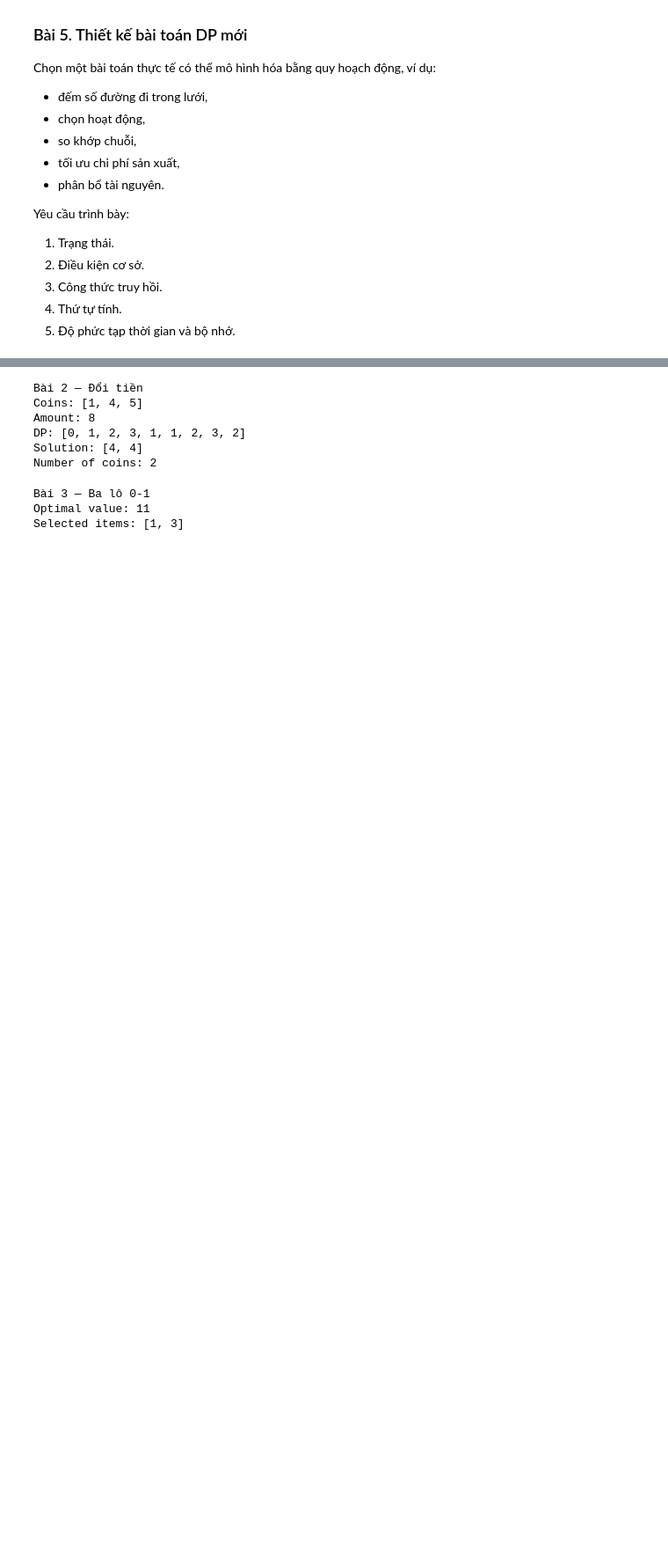
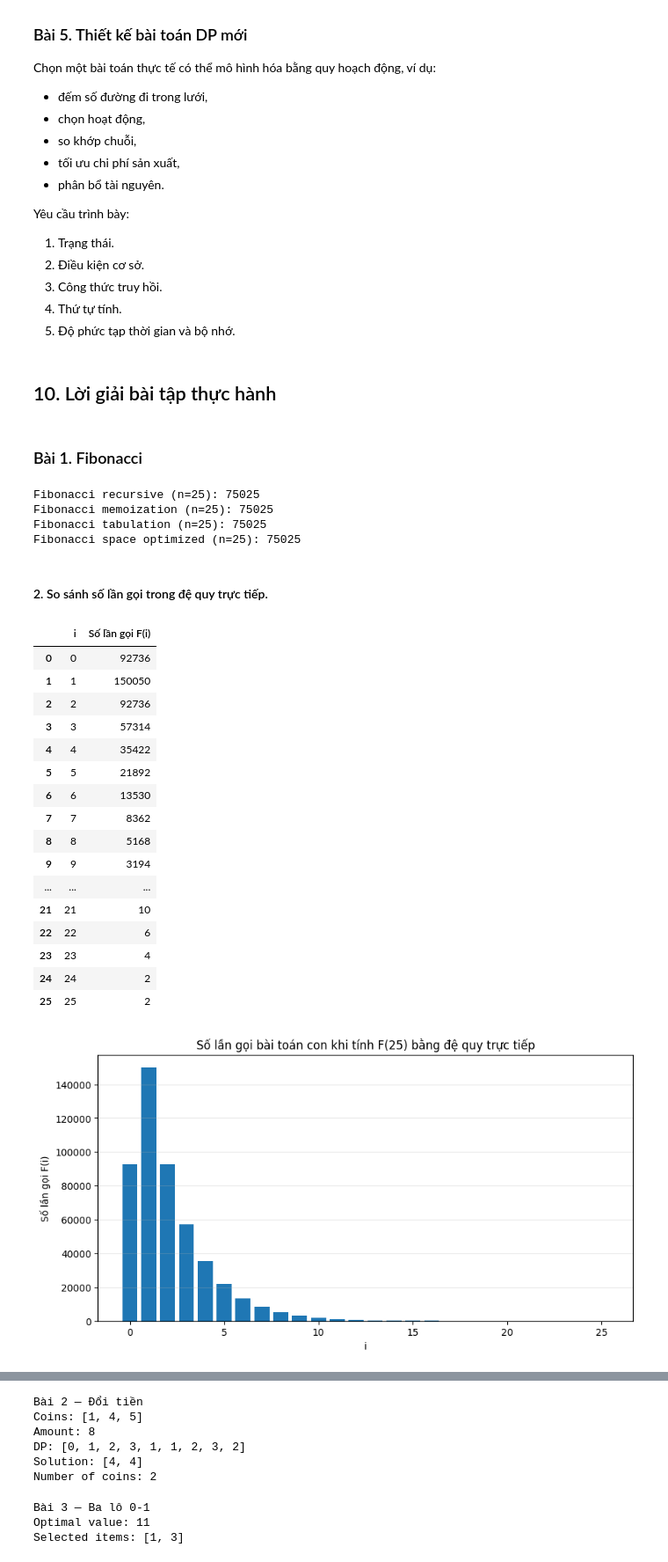
Before and after one commit to hoangnguyen3101/Application-algorithms, a Jupyter notebook: Lab_Quy_hoach_dong_Dynamic_Programming.ipynb, the cells around one changed output, grey strips where cells are left out. Shown at 88% size. Cells and saved outputs as stored; diff of their text form; code cells hidden in the pictures; blank space fills up the shorter version.

```diff
--- a/Lab_Quy_hoach_dong_Dynamic_Programming.ipynb
+++ b/Lab_Quy_hoach_dong_Dynamic_Programming.ipynb
@@ -880,3 +1032,57 @@ Yêu cầu trình bày:
 3. Công thức truy hồi.
 4. Thứ tự tính.
 5. Độ phức tạp thời gian và bộ nhớ.
+# %% [markdown]
+## 10. Lời giải bài tập thực hành
+# %% [markdown]
+### Bài 1. Fibonacci
+# %%
+# 1. Chạy lại phần Fibonacci với n=25.
+n_fib_ex1 = 25
+counter_ex1 = {}
+
+# The fib_recursive function is defined in a previous cell (998ad621)
+_ = fib_recursive(n_fib_ex1, counter_ex1)
+
+print(f"Fibonacci recursive (n={n_fib_ex1}): {fib_recursive(n_fib_ex1, counter_ex1)}")
+print(f"Fibonacci memoization (n={n_fib_ex1}): {fib_memo(n_fib_ex1)}")
+print(f"Fibonacci tabulation (n={n_fib_ex1}): {fib_tabulation(n_fib_ex1)}")
+print(f"Fibonacci space optimized (n={n_fib_ex1}): {fib_space_optimized(n_fib_ex1)}")
+# %% [output]
+Fibonacci recursive (n=25): 75025
+Fibonacci memoization (n=25): 75025
+Fibonacci tabulation (n=25): 75025
+Fibonacci space optimized (n=25): 75025
+# %% [markdown]
+#### 2. So sánh số lần gọi trong đệ quy trực tiếp.
+# %%
+df_calls_ex1 = pd.DataFrame(sorted(counter_ex1.items()), columns=["i", "Số lần gọi F(i)"])
+display(df_calls_ex1)
+
+# Visualize the call counts
+plt.figure(figsize=(10, 5))
+plt.bar(df_calls_ex1["i"], df_calls_ex1["Số lần gọi F(i)"])
+plt.xlabel("i")
+plt.ylabel("Số lần gọi F(i)")
+plt.title(f"Số lần gọi bài toán con khi tính F({n_fib_ex1}) bằng đệ quy trực tiếp")
+plt.grid(axis="y", alpha=0.3)
+plt.show()
+# %% [output]
+|  | i | Số lần gọi F(i) |
+| 0 | 0 | 92736 |
+| 1 | 1 | 150050 |
+| 2 | 2 | 92736 |
+| 3 | 3 | 57314 |
+| 4 | 4 | 35422 |
+| 5 | 5 | 21892 |
+| 6 | 6 | 13530 |
+| 7 | 7 | 8362 |
+| 8 | 8 | 5168 |
+| 9 | 9 | 3194 |
+| ... | ... | ... |
+| 21 | 21 | 10 |
+| 22 | 22 | 6 |
+| 23 | 23 | 4 |
+| 24 | 24 | 2 |
+| 25 | 25 | 2 |
+[figure, added]
```
Also changed, not shown: parts of 18 cells of this notebook.
